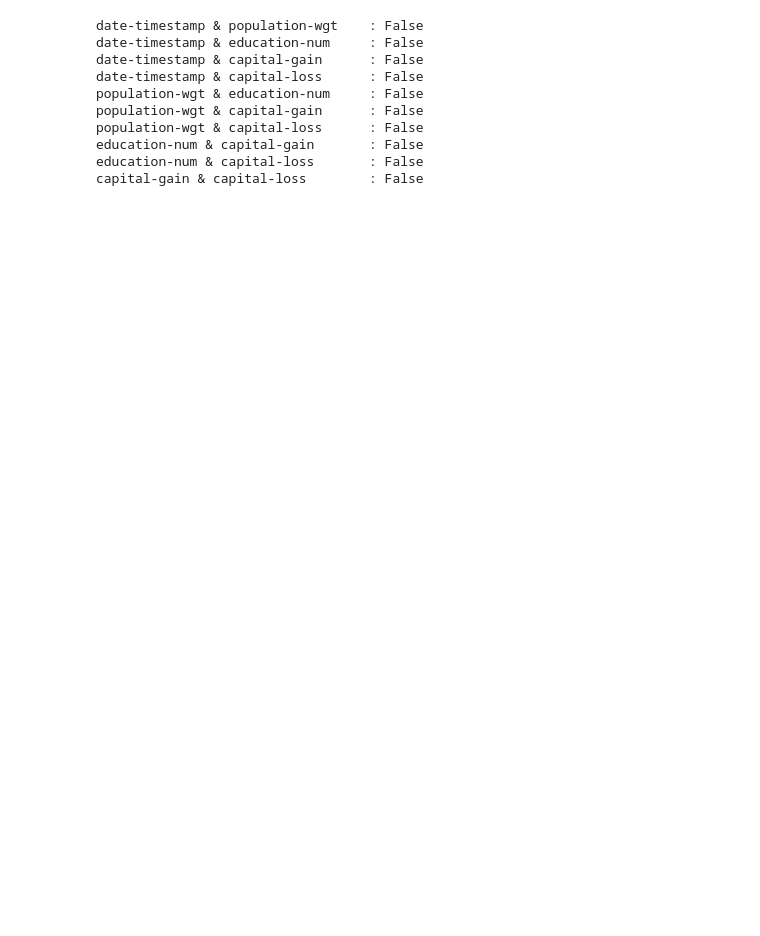
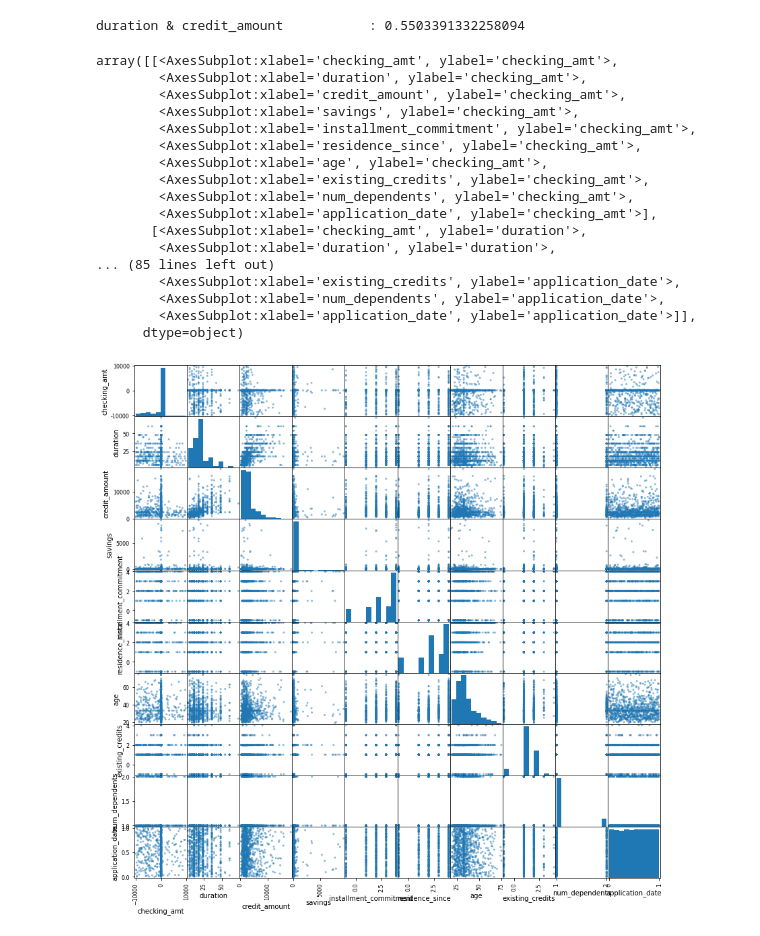
Before and after one commit to EliVerbrugge/CS5402-HW7, a Jupyter notebook: scripts/Spearman_analysis.ipynb, the cells around one changed output. Saved outputs shown, nothing was run; the diff lists cells and outputs as text; code cells hidden in the pictures; blank space fills up the shorter version.

Commit message:
Kinda working on current data set.

```diff
--- a/scripts/Spearman_analysis.ipynb
+++ b/scripts/Spearman_analysis.ipynb
@@ -14,39 +14,69 @@ def is_dependent(df, attr1, attr2, threshold=0.8):
     corr, pvalue = spearmanr(X, Y)
 
     # Attributes are likely dependent if >= threshold
-    return abs(corr) >= threshold
+    return (abs(corr) >= threshold, corr)
 
 
 if __name__ == '__main__':
     # Read from data source
-    DATA_SOURCE = r'../data/census_sanitized.csv'
+    DATA_SOURCE = r'../data/credit_output.csv'
     df = pd.read_csv(DATA_SOURCE)
 
     # Read date as datetime object using MM/DD/YYYY format, convert to timestamp
-    df['date-timestamp'] = df['date'].apply(
-        lambda x: datetime.strptime(x, '%m/%d/%Y').timestamp()
+    df['application_date'] = df['application_date'].apply(
+        lambda x: datetime.strptime(x, '%Y-%m-%d').timestamp()
     )
+
+    # Normalize
+    df['application_date'] = (df['application_date'] - df['application_date'].min()) / (df['application_date'].max() - df['application_date'].min())
 
     # We change 'date' to 'date-timestamp' so that the date can be
     # considered a continious number
-    nonnominal_attributes = ['date-timestamp',
-                             'population-wgt',
-                             'education-num',
-                             'capital-gain',
-                             'capital-loss']
+    numeric_cols = [
+        'checking_amt',
+        'duration',
+        'credit_amount',
+        'savings',
+        'installment_commitment', # Don't think this is categorical
+        'residence_since',
+        'age',
+        'existing_credits',
+        'num_dependents',
+        'application_date'
+    ]
 
     # Iterate through combinations, determine dependence
-    for c in combinations(nonnominal_attributes, 2):
+    for c in combinations(numeric_cols, 2):
         X, Y = df[c[0]], df[c[1]]
-        print(f'{str(c[0]) + " & " + str(c[1]):<35}: {is_dependent(df, *c)}')
+        is_corr, corr = is_dependent(df, *c, threshold=0.33)
+        if is_corr:
+            print(f'{str(c[0]) + " & " + str(c[1]):<35}: {corr}')
+
+    # duration & credit_amount           : 0.5503391332258094
 # %% [output]
-date-timestamp & population-wgt    : False
-date-timestamp & education-num     : False
-date-timestamp & capital-gain      : False
-date-timestamp & capital-loss      : False
-population-wgt & education-num     : False
-population-wgt & capital-gain      : False
-population-wgt & capital-loss      : False
-education-num & capital-gain       : False
-education-num & capital-loss       : False
-capital-gain & capital-loss        : False
+duration & credit_amount           : 0.5503391332258094
+# %%
+from pandas.plotting import scatter_matrix
+scatter_matrix(
+    df,
+    figsize=(14,14)
+)
+# %% [output]
+array([[<AxesSubplot:xlabel='checking_amt', ylabel='checking_amt'>,
+        <AxesSubplot:xlabel='duration', ylabel='checking_amt'>,
+        <AxesSubplot:xlabel='credit_amount', ylabel='checking_amt'>,
+        <AxesSubplot:xlabel='savings', ylabel='checking_amt'>,
+        <AxesSubplot:xlabel='installment_commitment', ylabel='checking_amt'>,
+        <AxesSubplot:xlabel='residence_since', ylabel='checking_amt'>,
+        <AxesSubplot:xlabel='age', ylabel='checking_amt'>,
+        <AxesSubplot:xlabel='existing_credits', ylabel='checking_amt'>,
+        <AxesSubplot:xlabel='num_dependents', ylabel='checking_amt'>,
+        <AxesSubplot:xlabel='application_date', ylabel='checking_amt'>],
+       [<AxesSubplot:xlabel='checking_amt', ylabel='duration'>,
+        <AxesSubplot:xlabel='duration', ylabel='duration'>,
+... (85 lines left out)
+        <AxesSubplot:xlabel='existing_credits', ylabel='application_date'>,
+        <AxesSubplot:xlabel='num_dependents', ylabel='application_date'>,
+        <AxesSubplot:xlabel='application_date', ylabel='application_date'>]],
+      dtype=object)
+[figure, added]
```
Also changed, not shown: 1 other file.
